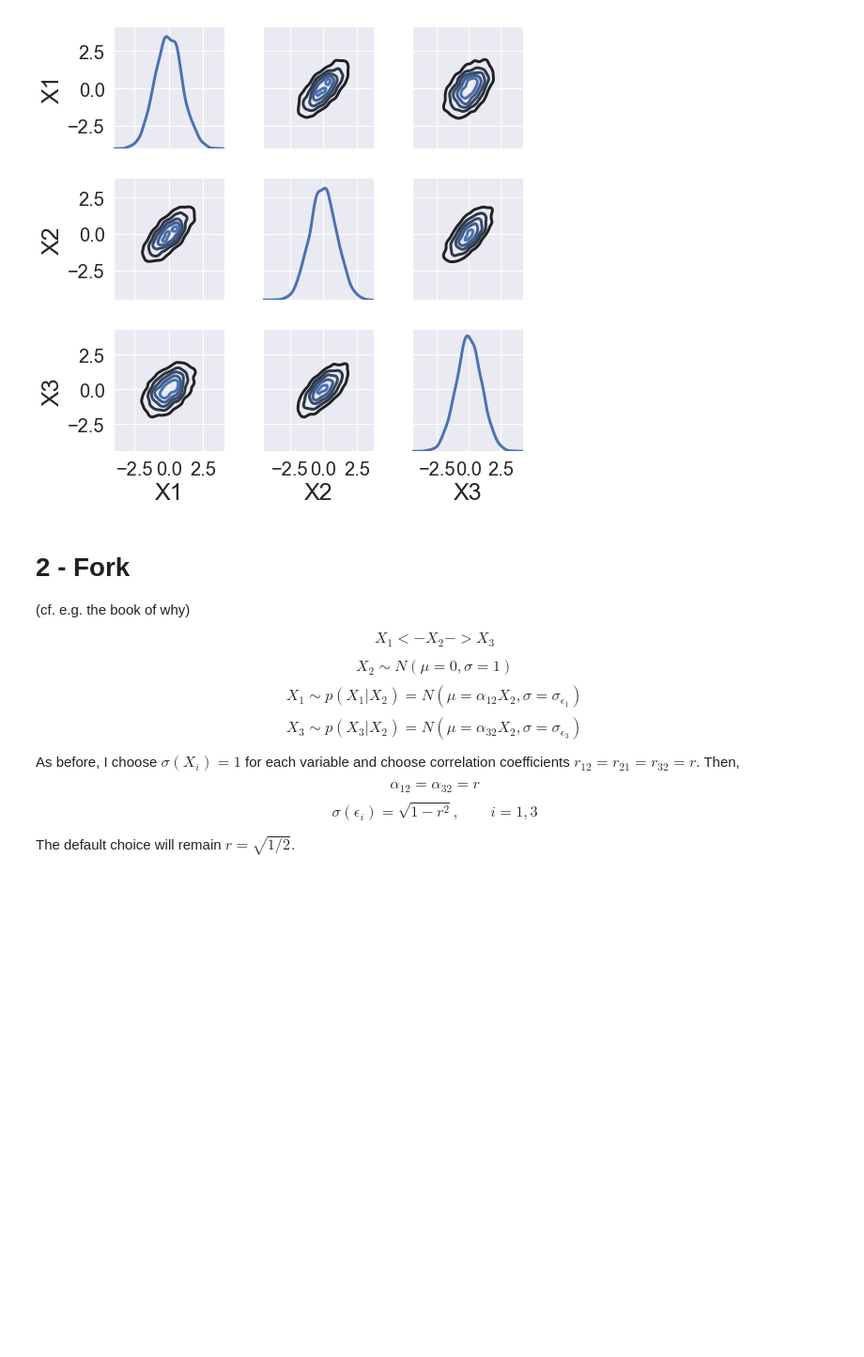
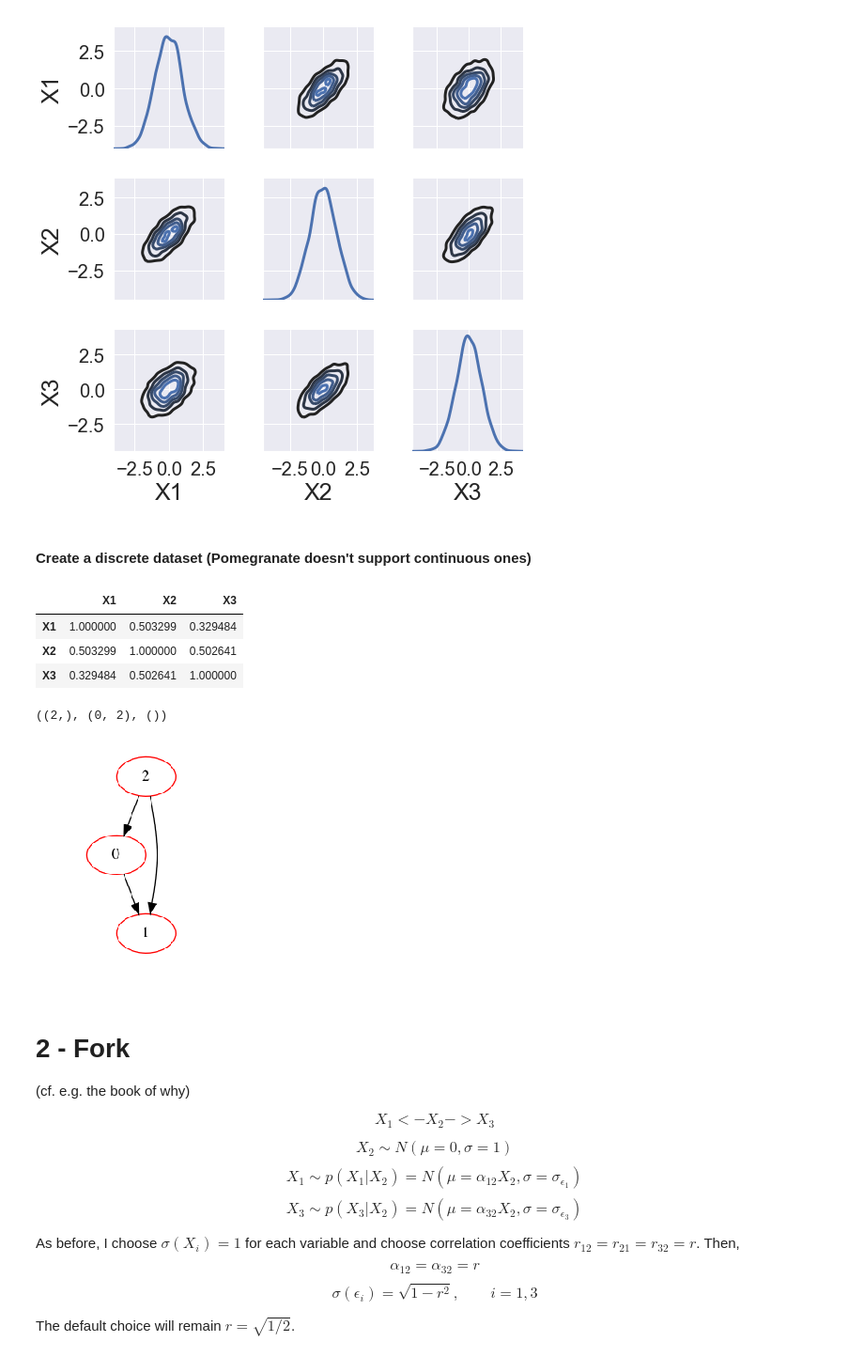
Before and after one commit to rdputter/Bayesian-Networks, a Jupyter notebook: Notebooks/Gen_BayesianNetwork_Data-v1.ipynb, the cells around one changed output. Shown at 94% size. Drawn from its saved outputs; the diff is of its cells as text; code cells hidden in the pictures; blank space fills up the shorter version.

Commit message:
more pomegranate

```diff
--- a/Notebooks/Gen_BayesianNetwork_Data-v1.ipynb
+++ b/Notebooks/Gen_BayesianNetwork_Data-v1.ipynb
@@ -77,3 +77,7 @@ g.map_offdiag(sns.kdeplot, n_levels=6);
 [figure]
 # %%
 chain_data.to_csv('../Data/chain.csv', index=False)
+# %% [markdown]
+#### Create a discrete dataset (Pomegranate doesn't support continuous ones)
+# %%
+chain_data_discrete = (chain_data > 0).astype(int)
@@ -80,3 +86,18 @@ chain_data.to_csv('../Data/chain.csv', index=False)
+# %%
+chain_data_discrete.corr()
+# %% [output]
+|  | X1 | X2 | X3 |
+| X1 | 1.000000 | 0.503299 | 0.329484 |
+| X2 | 0.503299 | 1.000000 | 0.502641 |
+| X3 | 0.329484 | 0.502641 | 1.000000 |
+# %%
+model_chain = BayesianNetwork("chain_diagram").from_samples(chain_data_discrete.values, algorithm='exact')
+# %%
+print model_chain.structure
+model_chain.plot()
+# %% [output]
+((2,), (0, 2), ())
+[figure, added]
 # %% [markdown]
 # 2 - Fork
 (cf. e.g. the book of why)
```
Also changed, not shown: parts of 8 cells of this notebook.
